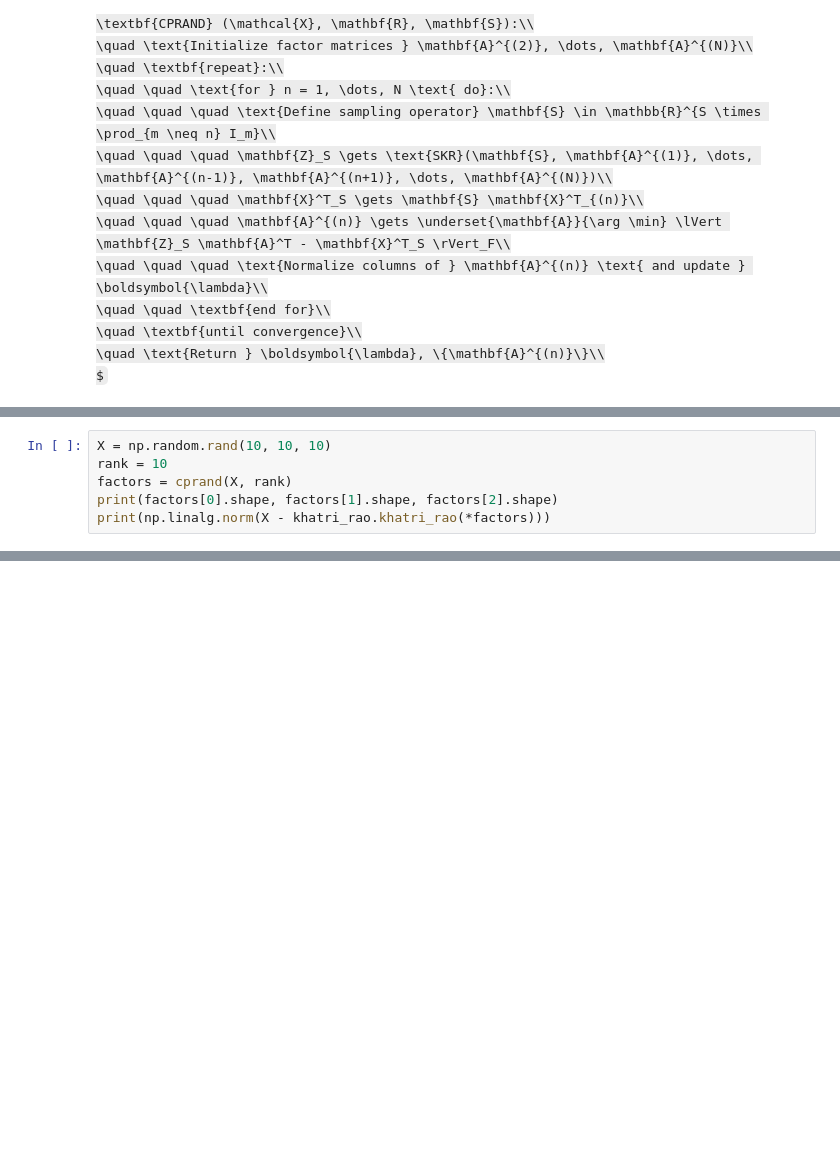
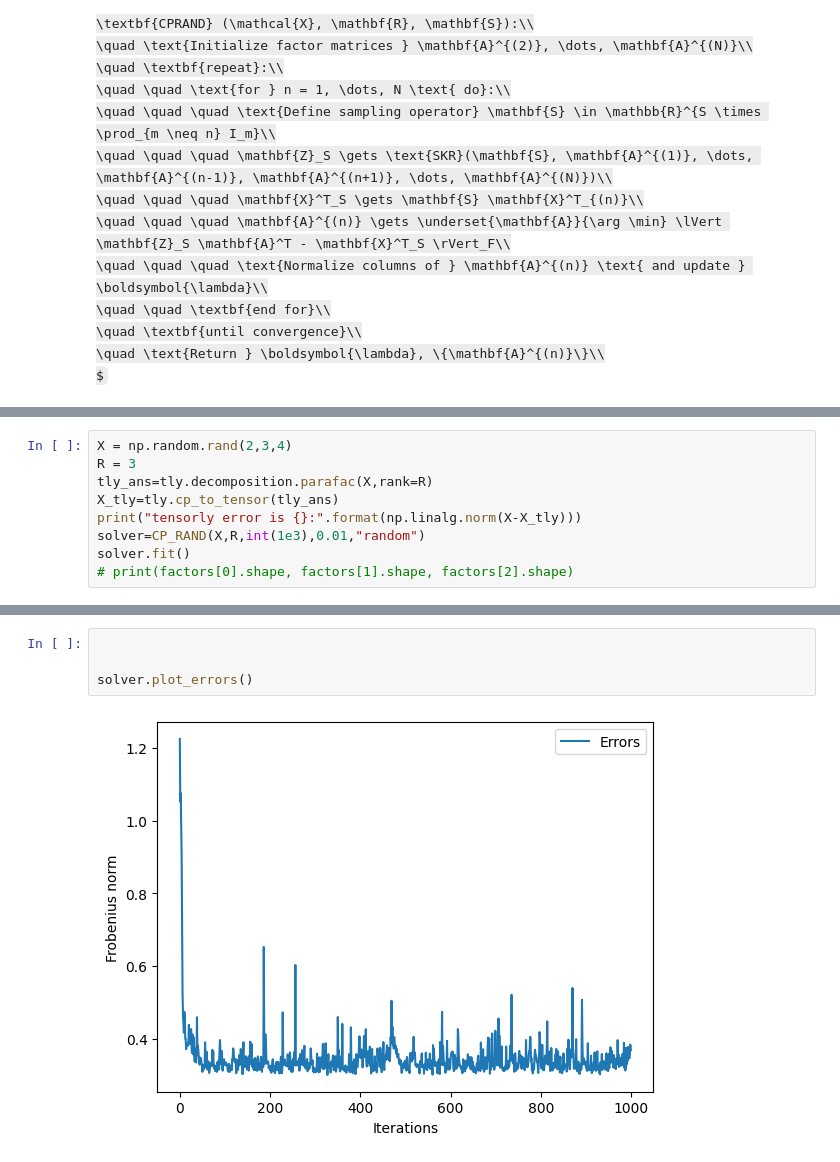
Before and after one commit to kartiksrinivas007/CS6070-Tensors, a Jupyter notebook: cprand.ipynb, the cells around one changed output, grey strips where cells are left out. Saved outputs shown, nothing was run; the diff lists cells and outputs as text; some formulas as TeX source; blank space fills up the shorter version.

Commit message:
Finished CP_rand

```diff
--- a/cprand.ipynb
+++ b/cprand.ipynb
@@ -46,6 +30,0 @@ def cprand(X, rank, max_iter=10, tol=1e-6):
-# %%
-X = np.random.rand(10, 10, 10)
-rank = 10
-factors = cprand(X, rank)
-print(factors[0].shape, factors[1].shape, factors[2].shape)
-print(np.linalg.norm(X - khatri_rao.khatri_rao(*factors)))
@@ -53,0 +144,9 @@ TypeError: only integer scalar arrays can be converted to a scalar index
+# %%
+X = np.random.rand(2,3,4)
+R = 3
+tly_ans=tly.decomposition.parafac(X,rank=R)
+X_tly=tly.cp_to_tensor(tly_ans)
+print("tensorly error is {}:".format(np.linalg.norm(X-X_tly)))
+solver=CP_RAND(X,R,int(1e3),0.01,"random")
+solver.fit()
+# print(factors[0].shape, factors[1].shape, factors[2].shape)
@@ -53,0 +171,6 @@ TypeError: only integer scalar arrays can be converted to a scalar index
+# %%
+
+
+solver.plot_errors()
+# %% [output]
+[figure, added]
```
Also changed, not shown: parts of 5 cells of this notebook, 1 other file.
